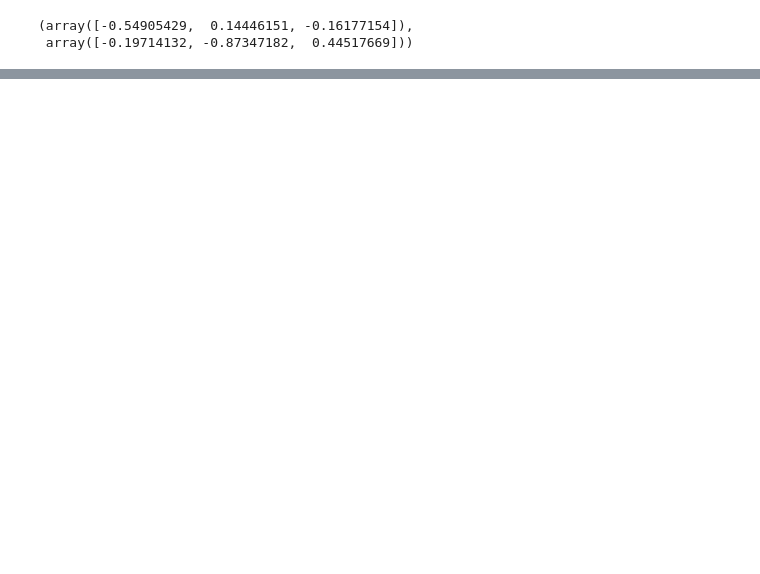
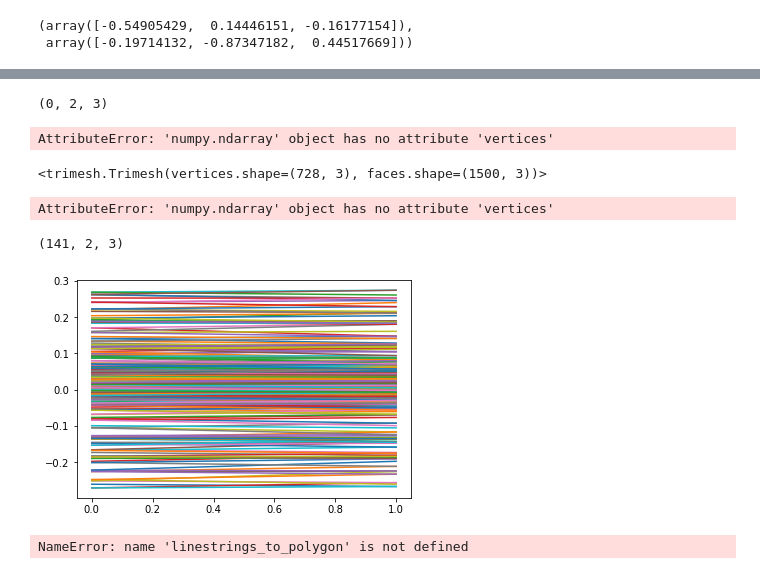
Before and after one commit to aradhyamathur/graphics_utils, a Jupyter notebook: mesh_surface_patch.ipynb, the cells around one changed output, grey strips where cells are left out. Saved outputs shown, nothing was run; the diff lists cells and outputs as text; code cells hidden in the pictures; blank space fills up the shorter version.

```diff
--- a/mesh_surface_patch.ipynb
+++ b/mesh_surface_patch.ipynb
@@ -161,3 +339,6 @@ pos_mesh, neg_mesh = split_mesh(mesh, point, normal)
+# %%
+normal = np.array([ 0.7270126   , 0.29988907,  -0.61767242] )
+point = np.array([ 0.00364515, -1.25566869 , -0.55193688])
 # %%
 pos_mesh = np.array(pos_mesh)
 neg_mesh = np.array(neg_mesh)
@@ -169,0 +459,46 @@ Renderer(camera=PerspectiveCamera(children=(DirectionalLight(color='white', inte
+# %%
+polyline.shape
+# %% [output]
+(0, 2, 3)
+# %%
+p_,n = split_mesh(pos_mesh)
+# %% [output]
+AttributeError: 'numpy.ndarray' object has no attribute 'vertices'
+# %%
+mesh
+# %% [output]
+<trimesh.Trimesh(vertices.shape=(728, 3), faces.shape=(1500, 3))>
+# %%
+
+num_patches = 10
+
+
+patches = [mesh]
+
+done = False
+counter = 2
+while not done:
+    mesh = patches.pop()
+    p_, n_ = split_mesh(mesh)
+    print('split done')
+    verts, faces  = get_verts_faces(p_)
+    p_ = trimesh.Trimesh(verts, faces)
+    verts, faces = get_verts_faces(n_)
+    n_ = trimesh.Trimesh(verts, faces)
+
+    patches.insert(0, p_)
+    patches.insert(0, n_)
+
+    counter+=2
+    print(counter)
+    if counter >= num_patches:
+        break
+# %% [output]
+AttributeError: 'numpy.ndarray' object has no attribute 'vertices'
+# %%
+def linestrings_to_polygon(poly):
+    polygon = []
+
+    for index, pieces in enumerate(poly):
+        polygon.append(pieces[0])
+        polygon.append(pieces[1])
@@ -169,0 +557,6 @@ Renderer(camera=PerspectiveCamera(children=(DirectionalLight(color='white', inte
+# %%
+slice_mesh_plane_bidirectional(mesh, point, normal)
+# %% [output]
+(141, 2, 3)
+[figure, added]
+NameError: name 'linestrings_to_polygon' is not defined
```
Also changed, not shown: parts of 34 cells of this notebook, 2 other files.
